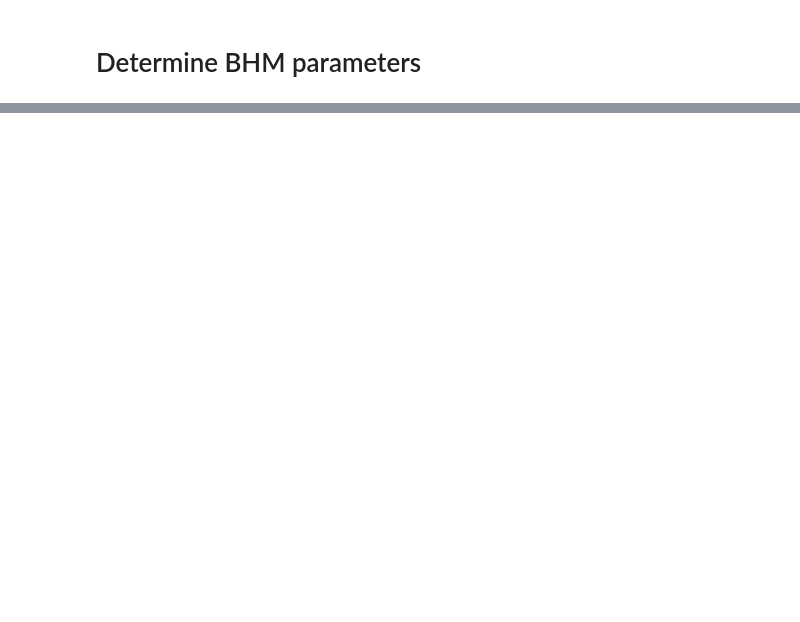
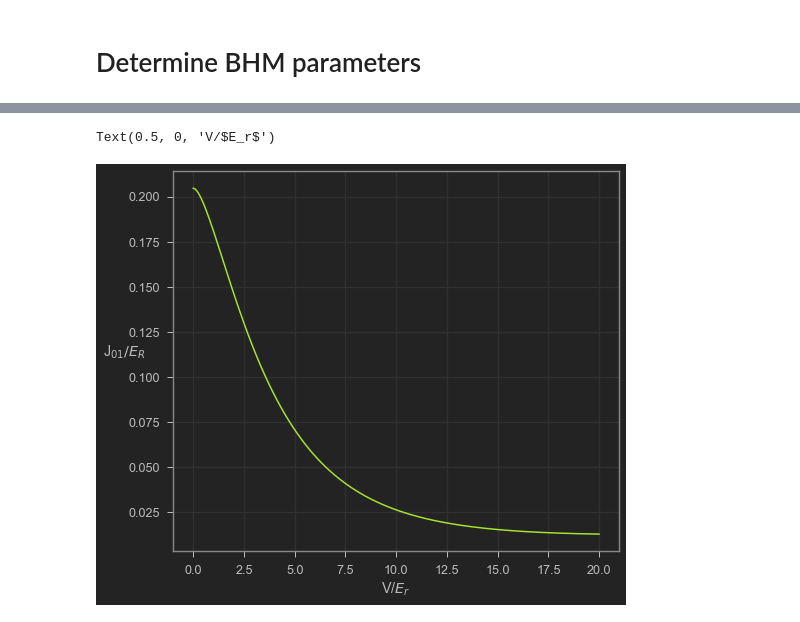
Before and after one commit to 20akshay00/MSThesis, a Jupyter notebook: src/Calculating_WaveFunc/Wannier.ipynb, the cells around one changed output, grey strips where cells are left out. Cells and saved outputs as stored; diff of their text form; code cells hidden in the pictures; blank space fills up the shorter version.

```diff
--- a/src/Calculating_WaveFunc/Wannier.ipynb
+++ b/src/Calculating_WaveFunc/Wannier.ipynb
@@ -91 +95,8 @@ for (i, V0) in enumerate(V):
+# %%
+plt.plot(V, J, c = "C15")
+plt.ylabel(r"J$_{01}/E_R$", rotation = 0)
+plt.xlabel(r"V/$E_r$")
+# %% [output]
+Text(0.5, 0, 'V/$E_r$')
+[figure, added]
 # %%
```
Also changed, not shown: parts of 6 cells of this notebook, 6 other files.
